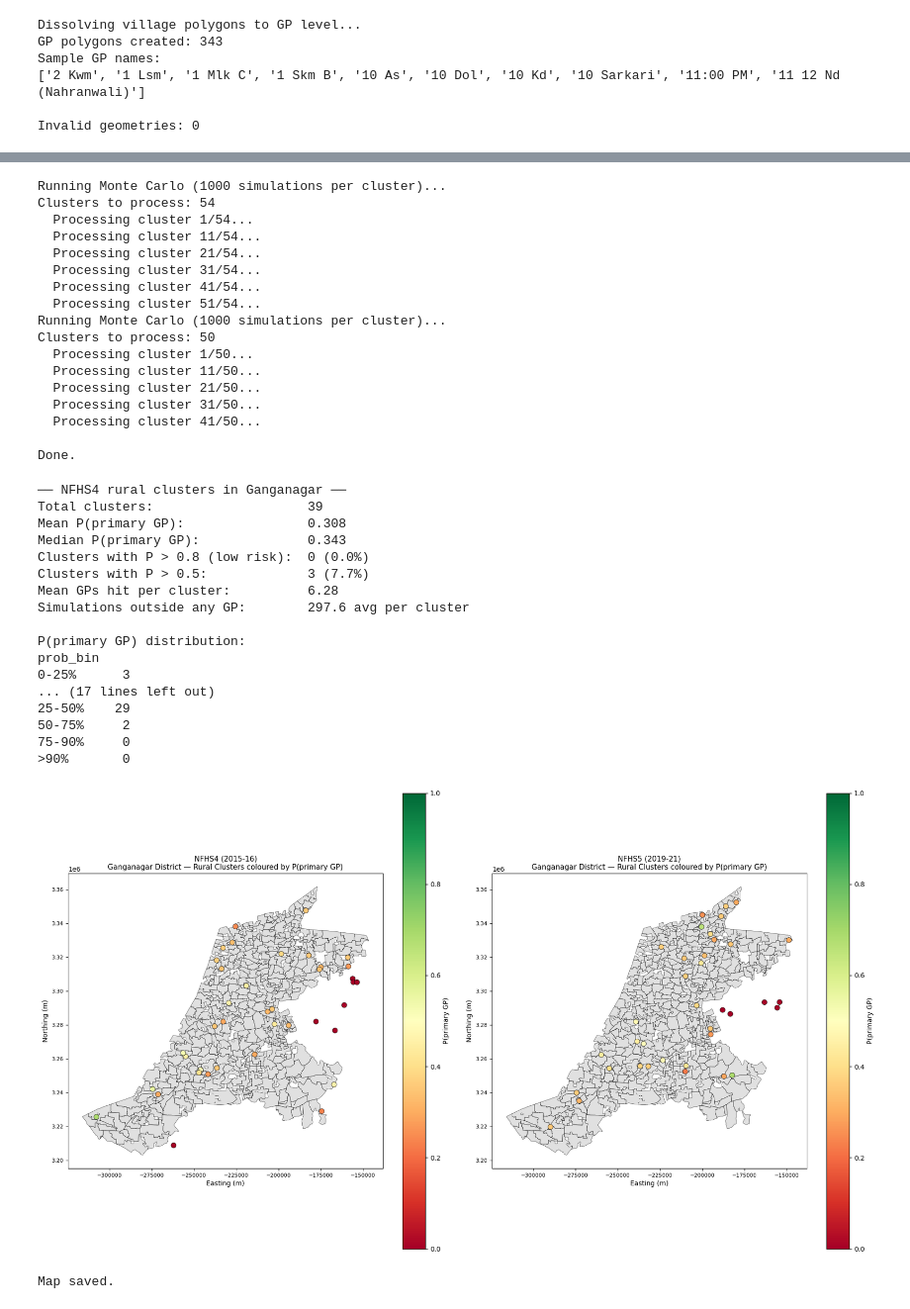
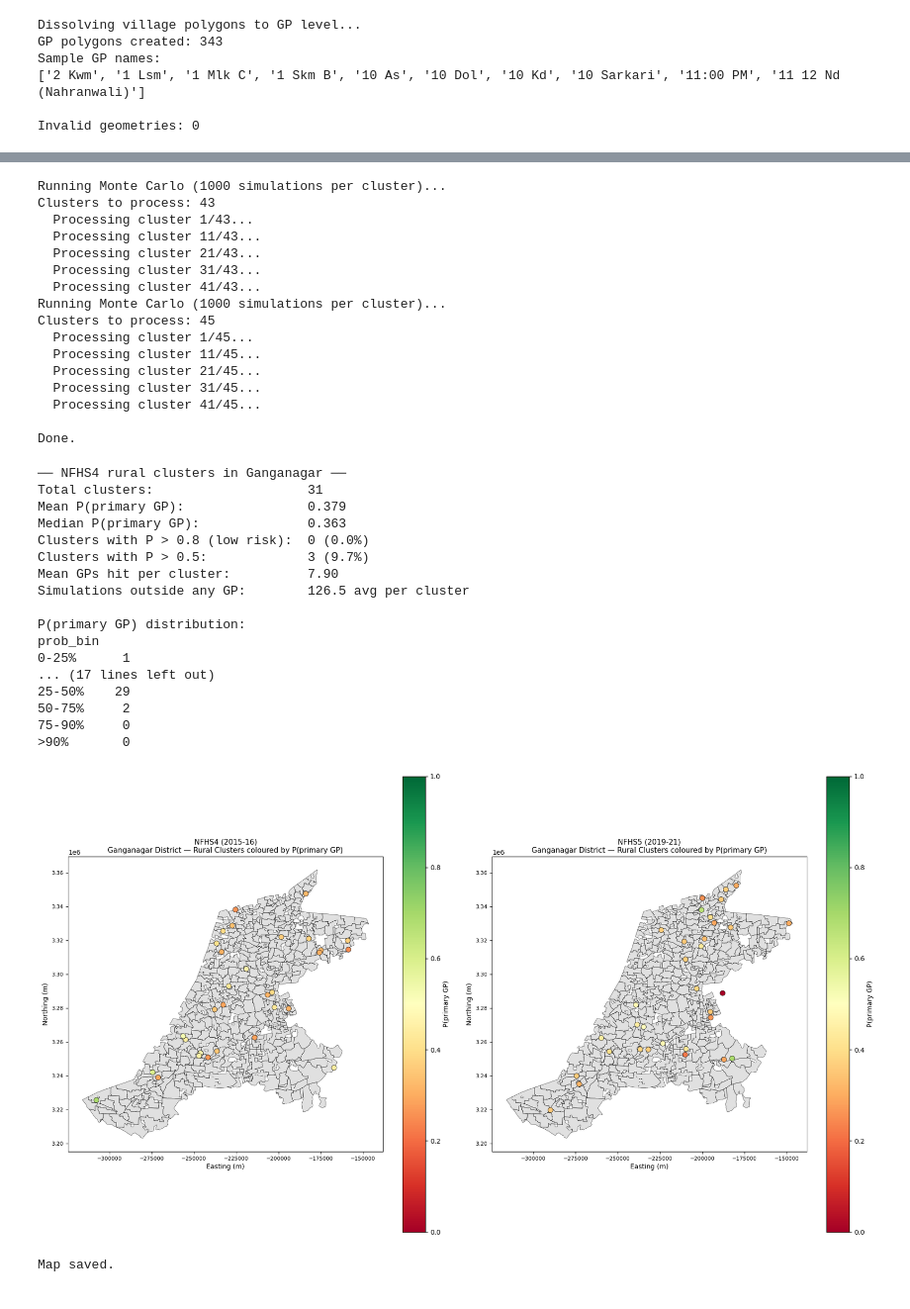
Before and after one commit to in-rolls/exemplar, a Jupyter notebook: scripts/monte_carlo_gp_assignment.ipynb, the cells around one changed output, grey strips where cells are left out. Shown at 99% size. Drawn from its saved outputs; the diff is of its cells as text; code cells hidden in the pictures.

Commit message:
Refining Monte Carlo simulation and saving output

```diff
--- a/scripts/monte_carlo_gp_assignment.ipynb
+++ b/scripts/monte_carlo_gp_assignment.ipynb
@@ -221,8 +221,8 @@ def load_clusters_for_district(path, round_name, state_code, district_name):
     ).to_crs(PROJECTED_CRS)
 
     # Filter to Ganganagar using spatial join with GP polygons
-    ganganagar_bounds = gp_polygons.geometry.union_all().convex_hull
-    gdf = gdf[gdf.geometry.within(ganganagar_bounds)].copy()
+    # Filter to Ganganagar by district name from DHS file
+    gdf = gdf[gdf["DHSREGNA"].str.upper().str.contains("GANGANAGAR")].copy()
     gdf["round"] = round_name
 
     print(f"  {round_name} clusters in Ganganagar: {len(gdf)}")
@@ -342,20 +342,19 @@ mc_nfhs5 = run_monte_carlo(nfhs5_ganganagar, gp_polygons, N_SIMULATIONS, RANDOM_
 print("\nDone.")
 # %% [output]
 Running Monte Carlo (1000 simulations per cluster)...
-Clusters to process: 54
-  Processing cluster 1/54...
-  Processing cluster 11/54...
-  Processing cluster 21/54...
-  Processing cluster 31/54...
-  Processing cluster 41/54...
-  Processing cluster 51/54...
+Clusters to process: 43
+  Processing cluster 1/43...
+  Processing cluster 11/43...
+  Processing cluster 21/43...
+  Processing cluster 31/43...
+  Processing cluster 41/43...
 Running Monte Carlo (1000 simulations per cluster)...
-Clusters to process: 50
-  Processing cluster 1/50...
-  Processing cluster 11/50...
-  Processing cluster 21/50...
-  Processing cluster 31/50...
-  Processing cluster 41/50...
+Clusters to process: 45
+  Processing cluster 1/45...
+  Processing cluster 11/45...
+  Processing cluster 21/45...
+  Processing cluster 31/45...
+  Processing cluster 41/45...
 
 Done.
 # %%
@@ -383,17 +382,17 @@ summarise_mc(mc_nfhs4, "NFHS4")
 summarise_mc(mc_nfhs5, "NFHS5")
 # %% [output]
 ── NFHS4 rural clusters in Ganganagar ──
-Total clusters:                    39
-Mean P(primary GP):                0.308
-Median P(primary GP):              0.343
+Total clusters:                    31
+Mean P(primary GP):                0.379
+Median P(primary GP):              0.363
 Clusters with P > 0.8 (low risk):  0 (0.0%)
-Clusters with P > 0.5:             3 (7.7%)
-Mean GPs hit per cluster:          6.28
-Simulations outside any GP:        297.6 avg per cluster
+Clusters with P > 0.5:             3 (9.7%)
+Mean GPs hit per cluster:          7.90
+Simulations outside any GP:        126.5 avg per cluster
 
 P(primary GP) distribution:
 prob_bin
-0-25%      3
+0-25%      1
 ... (17 lines left out)
 25-50%    29
 50-75%     2
@@ -405,7 +404,11 @@ prob_bin
 # =============================================================================
 # Plot GP boundaries, cluster locations, and colour clusters by
 # P(primary GP) so we can visually verify the Monte Carlo results.
+from pathlib import Path
 
+# Save to dedicated outputs folder alongside data/ and scripts/
+OUTPUT_DIR = Path("../outputs")
+OUTPUT_DIR.mkdir(exist_ok=True)   # creates folder if it doesn't already exist
 fig, axes = plt.subplots(1, 2, figsize=(18, 10))
 
 for ax, mc_df, round_name in [
@@ -429,33 +432,33 @@ for ax, mc_df, round_name in [
     )
     clusters_plot = clusters_plot[clusters_plot["URBAN_RURA"] == "R"].merge(
         rural_mc[["DHSCLUST", "primary_gp_prob", "n_gps_hit"]],
         on="DHSCLUST", how="left"
     )
 
     # Colour by P(primary GP)
     scatter = ax.scatter(
         clusters_plot.geometry.x,
         clusters_plot.geometry.y,
         c=clusters_plot["primary_gp_prob"],
         cmap="RdYlGn",
         vmin=0, vmax=1,
         s=60,
         edgecolors="black",
         linewidth=0.5,
         zorder=5
     )
 
     plt.colorbar(scatter, ax=ax, label="P(primary GP)")
     ax.set_title(f"{round_name}\nGanganagar District — Rural Clusters coloured by P(primary GP)",
                  fontsize=11)
     ax.set_xlabel("Easting (m)")
     ax.set_ylabel("Northing (m)")
     ax.tick_params(labelsize=8)
 
 plt.tight_layout()
-plt.savefig("../data/ganganagar_monte_carlo.png", dpi=150, bbox_inches="tight")
+plt.savefig(OUTPUT_DIR / "ganganagar_monte_carlo_map.png", dpi=150, bbox_inches="tight")
 plt.show()
 print("Map saved.")
 # %% [output]
-[figure, old version]
+[figure, new version]
 Map saved.
```
Also changed, not shown: parts of 4 cells of this notebook, 3 other files.
